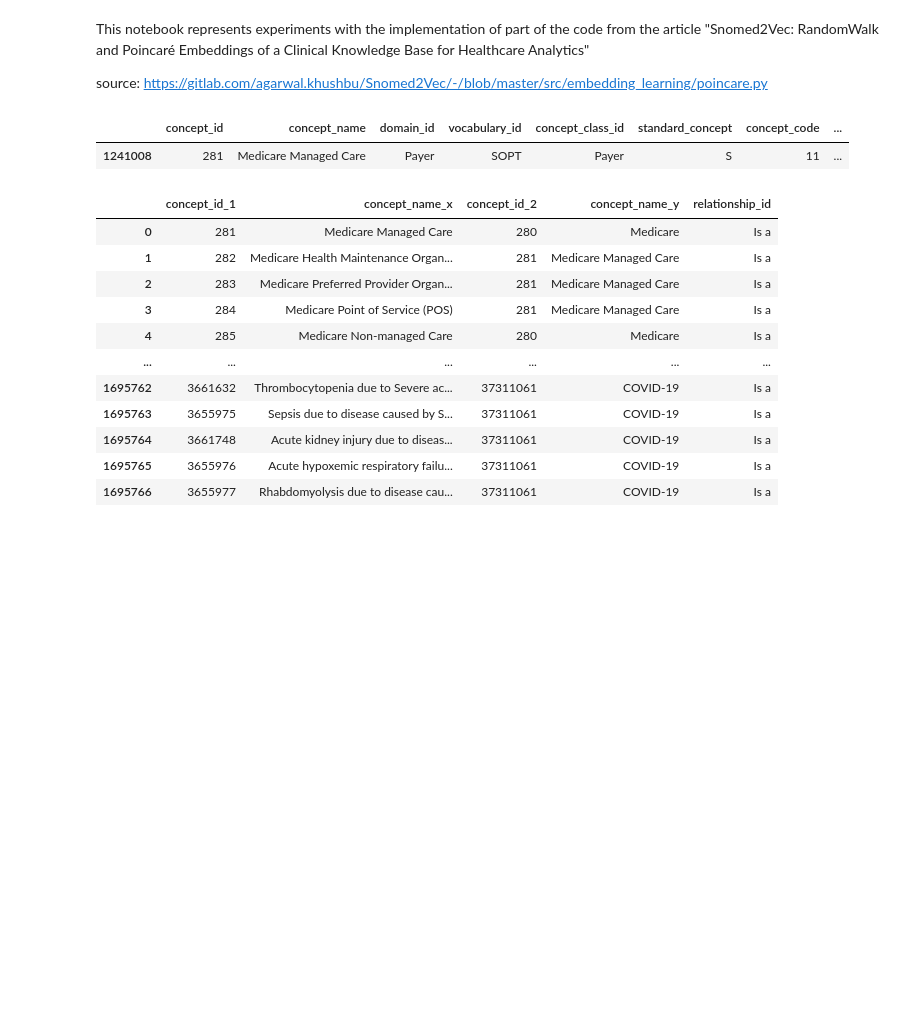
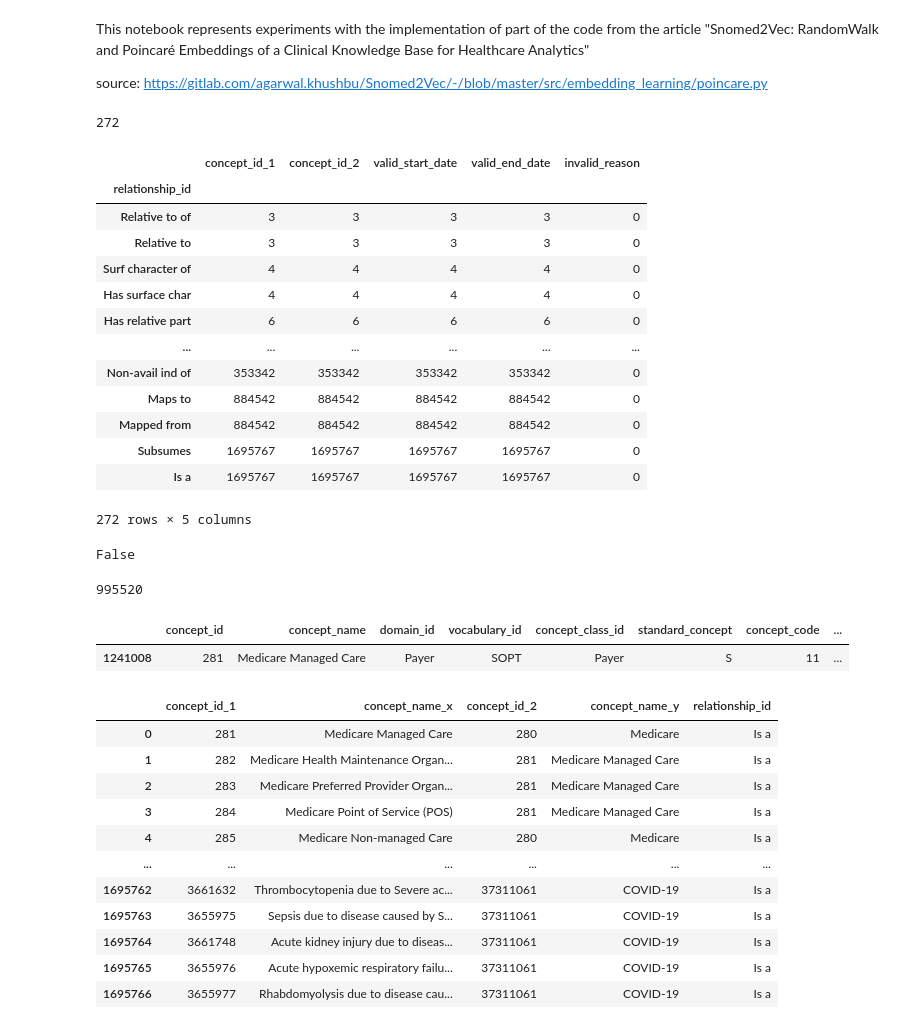
Before and after one commit to Nusha34/MasterThesis, a Jupyter notebook: experiments_snomed2vec.ipynb, the cells around one changed output. Cells and saved outputs as stored; diff of their text form; code cells hidden in the pictures; blank space fills up the shorter version.

```diff
--- a/experiments_snomed2vec.ipynb
+++ b/experiments_snomed2vec.ipynb
@@ -6,8 +7,38 @@ This notebook represents experiments with the implementation of part of the code
 source: https://gitlab.com/agarwal.khushbu/Snomed2Vec/-/blob/master/src/embedding_learning/poincare.py
 # %%
 df=pd.read_csv('C://Users/Nusha/Desktop/Passaustudying/fouth semester/master/master_thesis/snomed/CONCEPT_RELATIONSHIP.csv', sep='\t')
+# %%
+len(df['relationship_id'].unique())
+# %% [output]
+272
+# %%
+df.groupby(by=['relationship_id']).count().sort_values(by=['concept_id_1'])
+# %% [output]
+|  | concept_id_1 | concept_id_2 | valid_start_date | valid_end_date | invalid_reason |
+| relationship_id |  |  |  |  |  |
+| Relative to of | 3 | 3 | 3 | 3 | 0 |
+| Relative to | 3 | 3 | 3 | 3 | 0 |
+| Surf character of | 4 | 4 | 4 | 4 | 0 |
+| Has surface char | 4 | 4 | 4 | 4 | 0 |
+| Has relative part | 6 | 6 | 6 | 6 | 0 |
+| ... | ... | ... | ... | ... | ... |
+| Non-avail ind of | 353342 | 353342 | 353342 | 353342 | 0 |
+| Maps to | 884542 | 884542 | 884542 | 884542 | 0 |
+| Mapped from | 884542 | 884542 | 884542 | 884542 | 0 |
+| Subsumes | 1695767 | 1695767 | 1695767 | 1695767 | 0 |
+| Is a | 1695767 | 1695767 | 1695767 | 1695767 | 0 |
+272 rows × 5 columns
+# %%
+#check if the columns with subsumes and is a equal to each other
+df[df.relationship_id=='Is a']['concept_id_1'].equals(df[df.relationship_id=='Subsumes']['concept_id_1'])
+# %% [output]
+False
 # %%
 df=df[df.relationship_id=='Is a']
+# %%
+len(df.concept_id_1.unique())
+# %% [output]
+995520
 # %%
 df_concept=pd.read_csv('C://Users/Nusha/Desktop/Passaustudying/fouth semester/master/master_thesis/snomed/CONCEPT.csv', sep='\t')
 # %%
```
Also changed, not shown: parts of 28 cells of this notebook.
